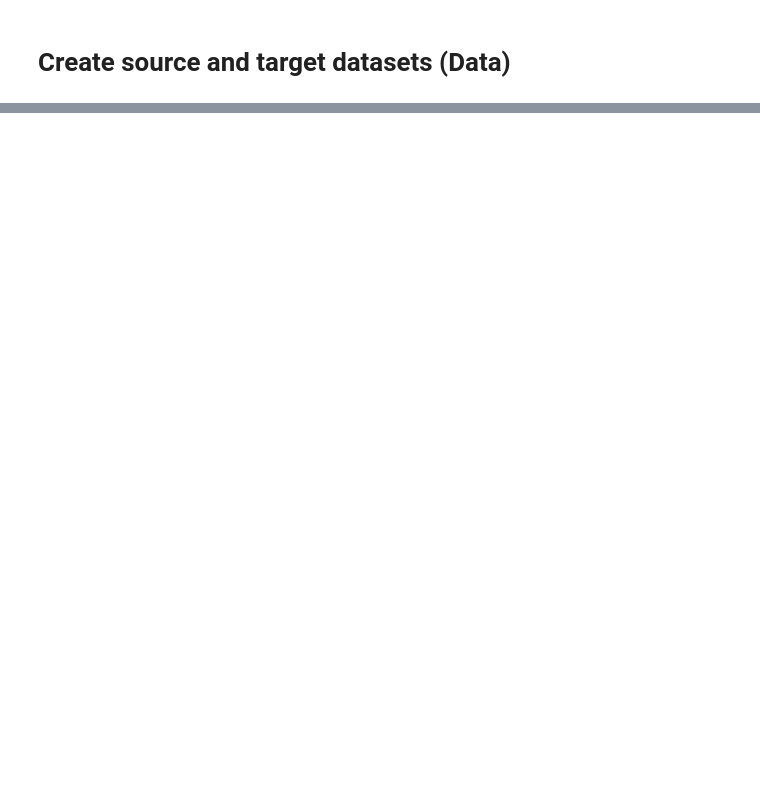
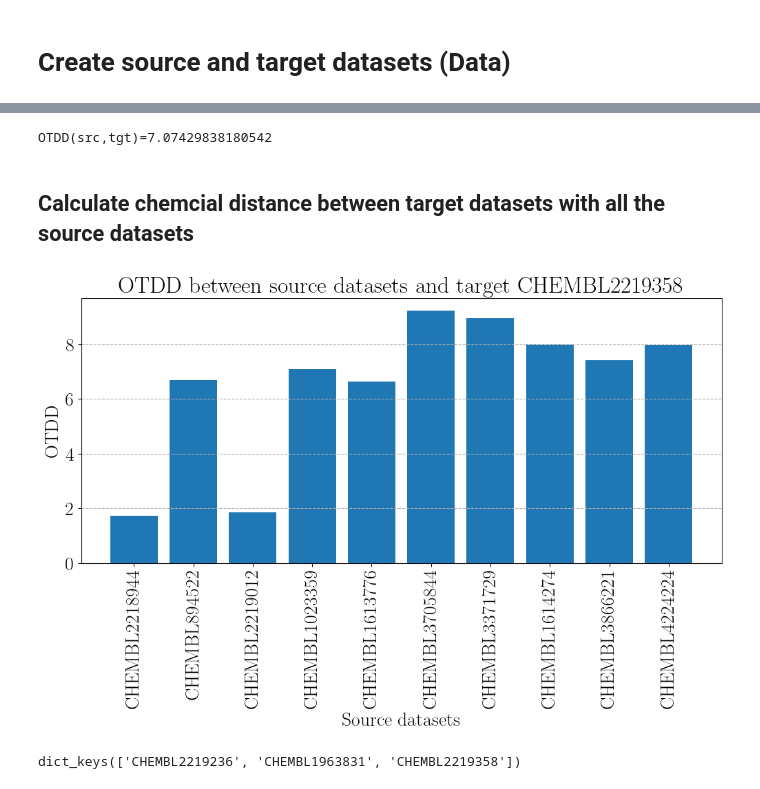
Before and after one commit to HFooladi/THEMAP, a Jupyter notebook: notebooks/example.ipynb, the cells around one changed output, grey strips where cells are left out. Saved outputs shown, nothing was run; the diff lists cells and outputs as text; code cells hidden in the pictures; blank space fills up the shorter version.

```diff
--- a/notebooks/example.ipynb
+++ b/notebooks/example.ipynb
@@ -50,7 +58,7 @@ matplotlib.rcParams.update(
 # Create source and target datasets (Data)
 # %%
 source_dataset_path = RichPath.create(os.path.join(DATASET_PATH, "train", "CHEMBL1023359.jsonl.gz"))
-target_dataset_path = RichPath.create(os.path.join(DATASET_PATH, "test", "CHEMBL1963831.jsonl.gz"))
+target_dataset_path = RichPath.create(os.path.join(DATASET_PATH, "test", "CHEMBL2219358.jsonl.gz"))
 
 source_dataset = MoleculeDataset.load_from_file(source_dataset_path)
 target_dataset = MoleculeDataset.load_from_file(target_dataset_path)
@@ -70,0 +74,63 @@ True
+# %%
+source_dataset_loader = load_molecule_data(source_dataset)
+target_dataset_loader = load_molecule_data(target_dataset)
+# %%
+# Instantiate distance
+dist = DatasetDistance(source_dataset_loader, target_dataset_loader,
+                       inner_ot_method = 'exact',
+                       debiased_loss = True,
+                       p = 2, entreg = 1e-1,
+                       device='cuda' if torch.cuda.is_available() else 'cpu')
+
+d = dist.distance(maxsamples = 1000)
+print(f'OTDD(src,tgt)={d}')
+# %% [output]
+OTDD(src,tgt)=7.07429838180542
+# %% [markdown]
+## Calculate chemcial distance between target datasets with all the source datasets
+# %%
+import glob
+source_datasets_path = glob.glob(os.path.join(DATASET_PATH, "train", "CHEMBL*"))
+target_datasets_path = glob.glob(os.path.join(DATASET_PATH, "test", "CHEMBL*"))
+chem_distances = {}
+for target_path in tqdm(target_datasets_path):
+    chem_distance = {}
+    target_dataset_path = RichPath.create(target_path)
+    target_dataset = MoleculeDataset.load_from_file(target_dataset_path)
+    target_features = target_dataset.get_dataset_embedding(molecule_feaurizer)
+    target_dataset_otdd = MolDataset(target_dataset)
+    target_dataset_loader = load_molecule_data(target_dataset)
+    for source_path in source_datasets_path:
+        source_dataset_path = RichPath.create(source_path)
+        source_dataset = MoleculeDataset.load_from_file(source_dataset_path)
+        source_features = source_dataset.get_dataset_embedding(molecule_feaurizer)
+        source_dataset_otdd = MolDataset(source_dataset)
+        source_dataset_loader = load_molecule_data(source_dataset)
+
+        dist = DatasetDistance(source_dataset_loader, target_dataset_loader,
+                               inner_ot_method = 'exact',
+                               debiased_loss = True,
+                               p = 2, entreg = 1e-1,
+                               device='cuda' if torch.cuda.is_available() else 'cpu')
+
+        d = dist.distance(maxsamples = 1000)
+        print(f'OTDD({source_dataset.task_id},{target_dataset.task_id})= {d}')
+        chem_distance[source_dataset.task_id] = d.cpu().item()
+    chem_distances[target_dataset.task_id] = chem_distance
+# %%
+## Choose your target from chem_distances.keys()
+chem_dist = chem_distances['CHEMBL2219236']
+fig = plt.figure(figsize=(12, 5))
+plt.bar(chem_dist.keys(), chem_dist.values())
+plt.xlabel('Source datasets')
+plt.ylabel('OTDD')
+plt.title(f'OTDD between source datasets and target {target_dataset.task_id}')
+plt.xticks(rotation=90)
+plt.grid(axis='y', linestyle='--', alpha=1.0)
+plt.show()
+# %% [output]
+[figure, added]
+# %%
+chem_distances.keys()
+# %% [output]
+dict_keys(['CHEMBL2219236', 'CHEMBL1963831', 'CHEMBL2219358'])
```
Also changed, not shown: parts of 8 cells of this notebook, 1 other file.
